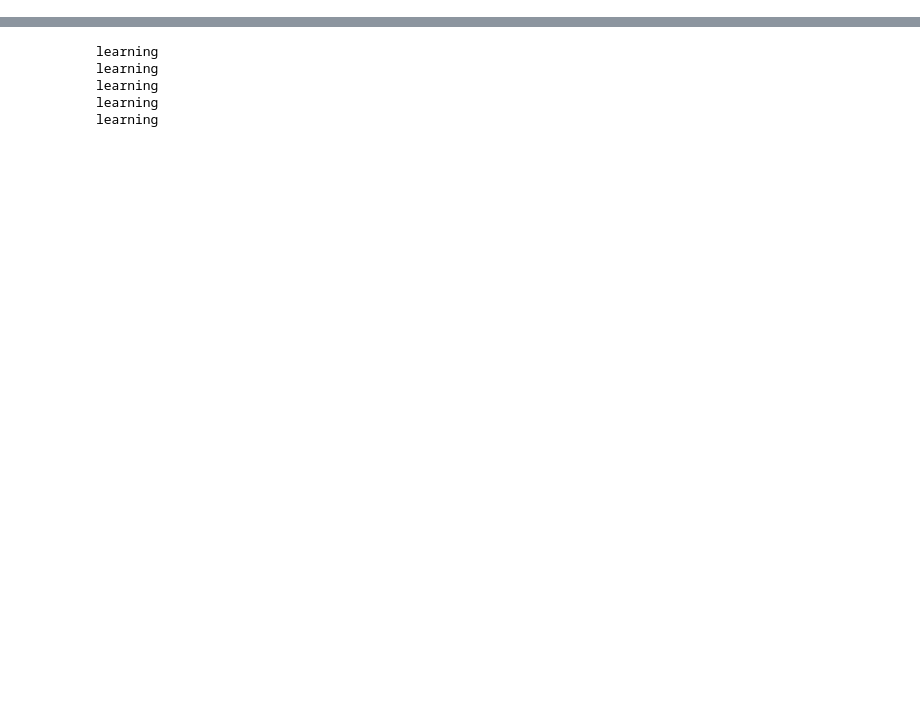
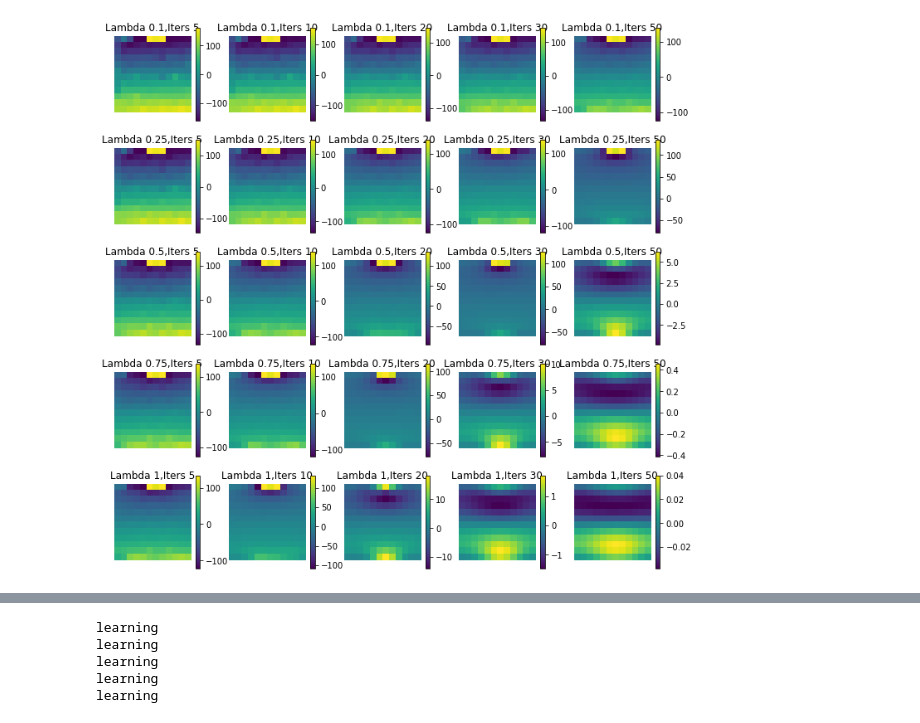
Before and after one commit to ccli3896/RLWorms, a Jupyter notebook: 12_19_homeTesting/RunMoreThings.ipynb, the cells around one changed output, grey strips where cells are left out. Saved outputs shown, nothing was run; the diff lists cells and outputs as text; code cells hidden in the pictures; blank space fills up the shorter version.

```diff
--- a/12_19_homeTesting/RunMoreThings.ipynb
+++ b/12_19_homeTesting/RunMoreThings.ipynb
@@ -17,0 +20,19 @@ from datetime import datetime
+# %%
+dh = mba.DataHandler()
+dh.load_df('ensemble_testing.pkl')
+# %%
+mod = eme.ModelSet(1,frac=1)
+lambdas = [.1,.25,.5,.75,1]
+iters = [5,10,20,30,50]
+mods = {'body_on':[[] for _ in range(5)],
+        'body_off':[[] for _ in range(5)],
+        'head_on':[[] for _ in range(5)],
+        'head_off':[[] for _ in range(5)],
+        'reward_on':[[] for _ in range(5)],
+        'reward_off':[[] for _ in range(5)],}
+for i_l,l in enumerate(lambdas):
+    for it in iters:
+        print(l,it)
+        mod.make_models(dh,{'lambda':l,'iters':it})
+        for key,item in mod.models[0].items():
+            mods[key][i_l].append(item)
@@ -17,0 +57,14 @@ from datetime import datetime
+# %%
+def plot_key(mods,key,lambdas,iters):
+    fig,ax = plt.subplots(len(lambdas),len(iters))
+    fig.set_size_inches((12,12))
+    for i_l,l in enumerate(lambdas):
+        for i_it, it in enumerate(iters):
+            img = ax[i_l,i_it].imshow(mods[key][i_l][i_it][:,:,0])
+            fig.colorbar(img,ax=ax[i_l,i_it])
+            ax[i_l,i_it].set_title(f'Lambda {l},Iters {it}')
+            ax[i_l,i_it].axis('off')
+# %%
+plot_key(mods,'body_on',lambdas,iters)
+# %% [output]
+[figure, added]
```
Also changed, not shown: parts of 32 cells of this notebook, 1 other file.
